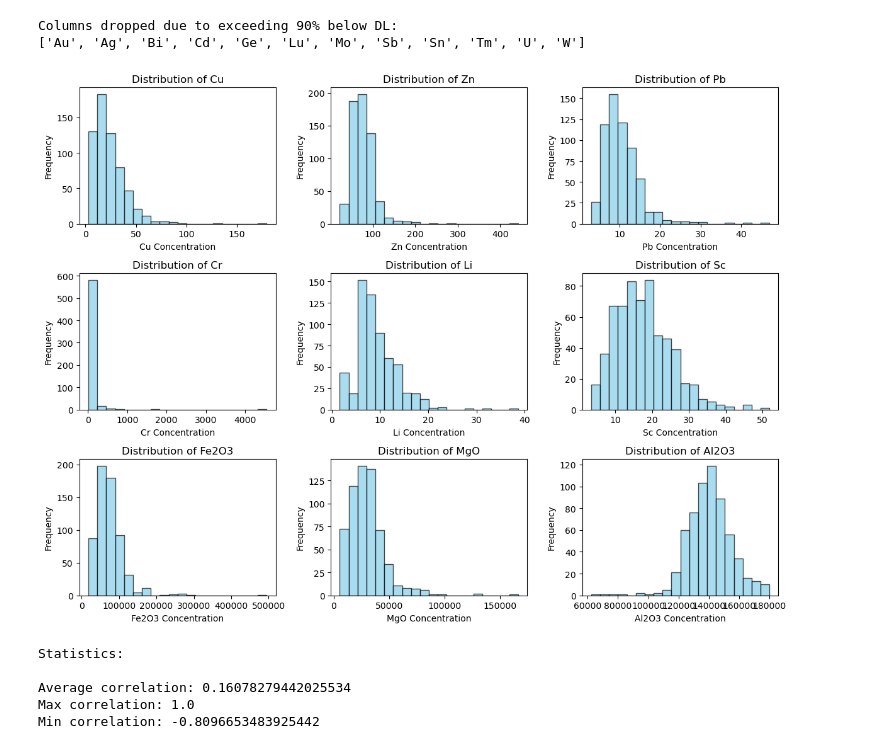
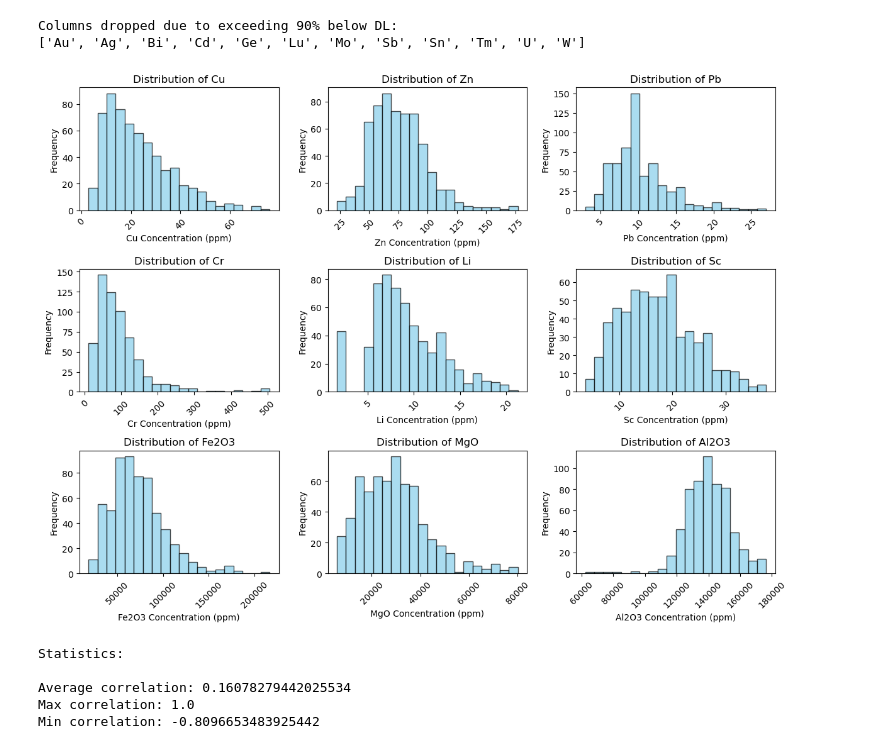
Before and after one commit to tyhowee/personal_code, a Jupyter notebook: data_analysis/saudi_data.ipynb, the cells around one changed output. Cells and saved outputs as stored; diff of their text form; code cells hidden in the pictures.

Commit message:
updated histogram plotting functionality

```diff
--- a/data_analysis/saudi_data.ipynb
+++ b/data_analysis/saudi_data.ipynb
@@ -92,14 +89,16 @@ def calculate_below_detection_percentage(
     return below_dl_percentage
 
 
-def plot_histograms(df, elements, bins=20):
+def plot_histograms(df, elements, bins=20, lower_cutoff=None, upper_cutoff=None):
     """
-    Plots histograms for selected elements.
+    Plots histograms for selected elements with optional cutoff for outliers.
 
     Parameters:
     - df: DataFrame containing geochemical data.
     - elements: List of column names corresponding to the elements.
     - bins: Number of bins for the histograms.
+    - lower_cutoff: Lower cutoff as a decimal percentage (e.g., 0.01 for 1st percentile).
+    - upper_cutoff: Upper cutoff as a decimal percentage (e.g., 0.99 for 99th percentile).
     """
     num_elements = len(elements)
     cols = 3  # Number of columns in the subplot grid
@@ -111,10 +110,20 @@ def plot_histograms(df, elements, bins=20):
         plt.subplot(rows, cols, i)  # Adjust grid dynamically
         if element in df.columns:
             data = df[element].dropna()  # Remove NaN values
+
+            # Apply lower and/or upper cutoffs if defined
+            if lower_cutoff is not None:
+                lower_bound = np.percentile(data, lower_cutoff * 100)
+                data = data[data >= lower_bound]
+            if upper_cutoff is not None:
+                upper_bound = np.percentile(data, upper_cutoff * 100)
+                data = data[data <= upper_bound]
+
             plt.hist(data, bins=bins, color="skyblue", edgecolor="black", alpha=0.7)
             plt.title(f"Distribution of {element}", fontsize=12)
             plt.xlabel(f"{element} Concentration (ppm)", fontsize=10)
             plt.ylabel("Frequency", fontsize=10)
+            plt.xticks(rotation=45)  # Rotate x-axis tick labels for readability
         else:
             plt.title(f"{element} not found in dataset", fontsize=12)
             plt.axis("off")  # Hide axes for missing data
@@ -234,14 +243,14 @@ Columns dropped due to exceeding 90% below DL:
 # %%
 
 # Define the precious and base metals to plot
 precious_base_metals = ["Cu", "Zn", "Pb", "Cr", "Li", 'Sc', 'Fe2O3', 'MgO', 'Al2O3']
 
 # feO, mgO, other oxides,
 
 # Call the function with your data
-plot_histograms(gajhq_data, precious_base_metals)
+plot_histograms(gajhq_data, precious_base_metals, bins=20, lower_cutoff=0, upper_cutoff=0.99)
 # %% [output]
-[figure, old version]
+[figure, new version]
 # %%
 # Corr plot
 gajhq_corr = gajhq_data.iloc[:, 3:].corr()
```
Also changed, not shown: parts of 1 cell of this notebook.
